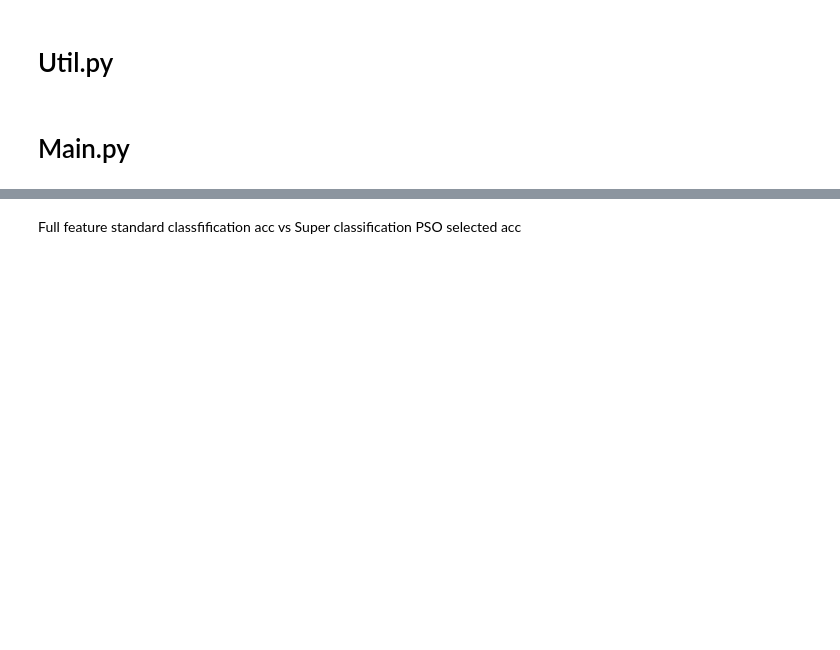
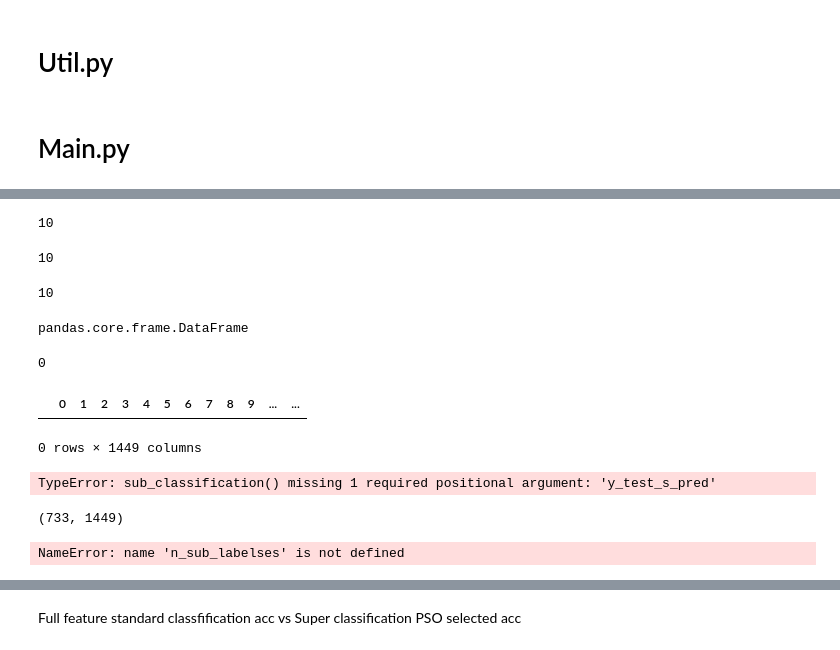
Before and after one commit to faylu-nz/Super_label_PSO_ML_FS, a Jupyter notebook: super_label.ipynb, the cells around one changed output, grey strips where cells are left out. Drawn from its saved outputs; the diff is of its cells as text; code cells hidden in the pictures; blank space fills up the shorter version.

```diff
--- a/super_label.ipynb
+++ b/super_label.ipynb
@@ -655,0 +774,8 @@ Downloaded yeast-undivided
+# %%
+len(clfs_sub)
+# %% [output]
+10
+# %%
+no_cls
+# %% [output]
+10
@@ -655,0 +784,28 @@ Downloaded yeast-undivided
+# %%
+len(total_test_zeros)
+# %% [output]
+10
+# %%
+X_tests = remove_zeros(X_test_, y_test_s_pred)
+# %%
+type(X_tests[7])
+# %% [output]
+pandas.core.frame.DataFrame
+# %%
+rows = len(X_tests[7].axes[0])
+rows
+# %% [output]
+0
+# %%
+X_tests[7]
+# %% [output]
+|  | 0 | 1 | 2 | 3 | 4 | 5 | 6 | 7 | 8 | 9 | ... | ... |
+0 rows × 1449 columns
+# %%
+total_test_zeros, y_test_sub_preds = sub_classification(clfs_sub, X_test_, y_test_s_pred)
+# %% [output]
+TypeError: sub_classification() missing 1 required positional argument: 'y_test_s_pred'
+# %%
+X_train.shape
+# %% [output]
+(733, 1449)
@@ -655,0 +816,4 @@ Downloaded yeast-undivided
+# %%
+total_test_zeros, y_test_sub_preds = sub_classification(clfs_sub, n_sub_labelses, X_test_, y_test_s_pred)
+# %% [output]
+NameError: name 'n_sub_labelses' is not defined
```
Also changed, not shown: parts of 59 cells of this notebook, 1 other file.
